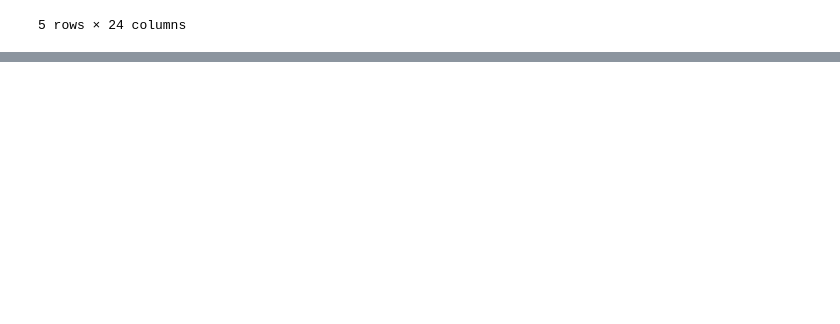
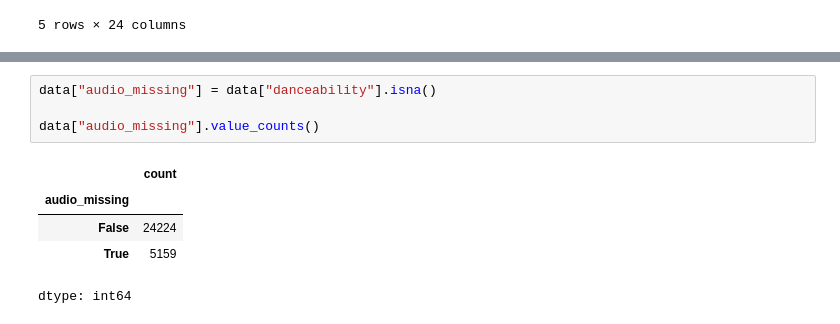
Before and after one commit to rheahalebeed/BA305-A3-Billboard-Spotify-Project, a Jupyter notebook: BA305ProjectCode.ipynb, the cells around one changed output, grey strips where cells are left out. Saved outputs shown, nothing was run; the diff lists cells and outputs as text; blank space fills up the shorter version.

```diff
--- a/BA305ProjectCode.ipynb
+++ b/BA305ProjectCode.ipynb
@@ -395,0 +436,10 @@ data.head()
+# %%
+data["audio_missing"] = data["danceability"].isna()
+
+data["audio_missing"].value_counts()
+# %% [output]
+|  | count |
+| audio_missing |  |
+| False | 24224 |
+| True | 5159 |
+dtype: int64
```
Also changed, not shown: parts of 2 cells of this notebook.
